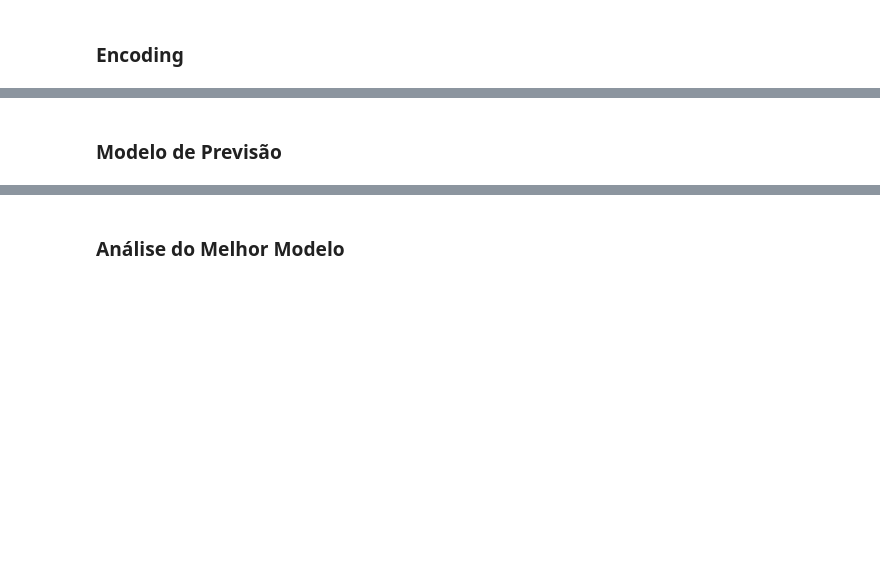
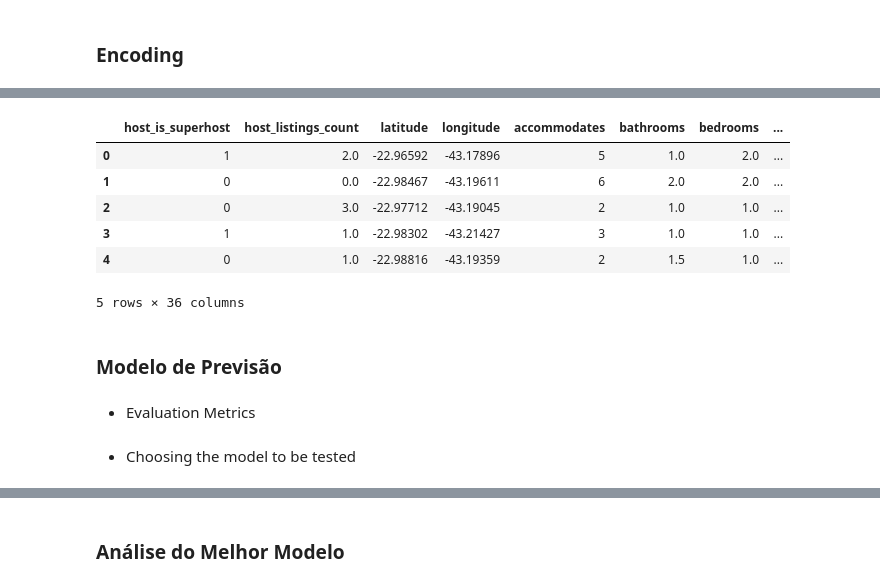
Before and after one commit to franciscocezar/airbnb_project, a Jupyter notebook: rent_prices_airbnb_RJ.ipynb, the cells around one changed output, grey strips where cells are left out. Saved outputs shown, nothing was run; the diff lists cells and outputs as text; code cells hidden in the pictures; blank space fills up the shorter version.

```diff
--- a/rent_prices_airbnb_RJ.ipynb
+++ b/rent_prices_airbnb_RJ.ipynb
@@ -470,6 +321,6 @@ airbnb_df['n_amenities'] = airbnb_df['amenities'].str.split(',').apply(len)
 ['{TV', '"Cable TV"', 'Internet', 'Wifi', '"Air conditioning"', 'Kitchen', 'Doorman', 'Elevator', '"Buzzer/wireless intercom"', 'Heating', 'Washer', 'Dryer', 'Essentials', 'Shampoo', '"24-hour check-i ...
 19
 # %%
-airbnb_df = airbnb_df.drop('amenities', axis=1)
-airbnb_df.shape
+airbnb = airbnb.drop('amenities', axis=1)
+airbnb.shape
 # %% [output]
@@ -483,4 +331,4 @@ bar_graph(airbnb_df['n_amenities'])
 # %%
-airbnb_df, removed_rows = del_outliers(airbnb_df, 'n_amenities')
+airbnb, removed_rows = del_outliers(airbnb, 'n_amenities')
 print(f'{removed_rows} removed rows')
 # %% [output]
@@ -487,0 +336,3 @@ print(f'{removed_rows} removed rows')
+# %%
+airbnb = airbnb.drop('Unnamed: 0', axis=1)
+display(airbnb.info())
@@ -489,0 +390,9 @@ print(f'{removed_rows} removed rows')
+# %%
+true_false_columns = ['host_is_superhost', 'instant_bookable', 'is_business_travel_ready']
+encoded_df = airbnb.copy()
+
+for column in true_false_columns:
+  encoded_df.loc[encoded_df[column]=='t', column] = 1
+  encoded_df.loc[encoded_df[column]=='f', column] = 0
+
+print(encoded_df.iloc[0])
@@ -490,2 +417,16 @@ print(f'{removed_rows} removed rows')
+# %%
+categories_columns = ['property_type', 'room_type', 'bed_type', 'cancellation_policy']
+encoded_df = pd.get_dummies(data=encoded_df, columns=categories_columns)
+display(encoded_df.head())
+# %% [output]
+|  | host_is_superhost | host_listings_count | latitude | longitude | accommodates | bathrooms | bedrooms | ... |
+| 0 | 1 | 2.0 | -22.96592 | -43.17896 | 5 | 1.0 | 2.0 | ... |
+| 1 | 0 | 0.0 | -22.98467 | -43.19611 | 6 | 2.0 | 2.0 | ... |
+| 2 | 0 | 3.0 | -22.97712 | -43.19045 | 2 | 1.0 | 1.0 | ... |
+| 3 | 1 | 1.0 | -22.98302 | -43.21427 | 3 | 1.0 | 1.0 | ... |
+| 4 | 0 | 1.0 | -22.98816 | -43.19359 | 2 | 1.5 | 1.0 | ... |
+5 rows × 36 columns
 # %% [markdown]
 ### Modelo de Previsão
+# %% [markdown]
+- Evaluation Metrics
@@ -491,0 +439,2 @@ print(f'{removed_rows} removed rows')
+# %% [markdown]
+- Choosing the model to be tested
```
Also changed, not shown: parts of 49 cells of this notebook, 1 other file.
